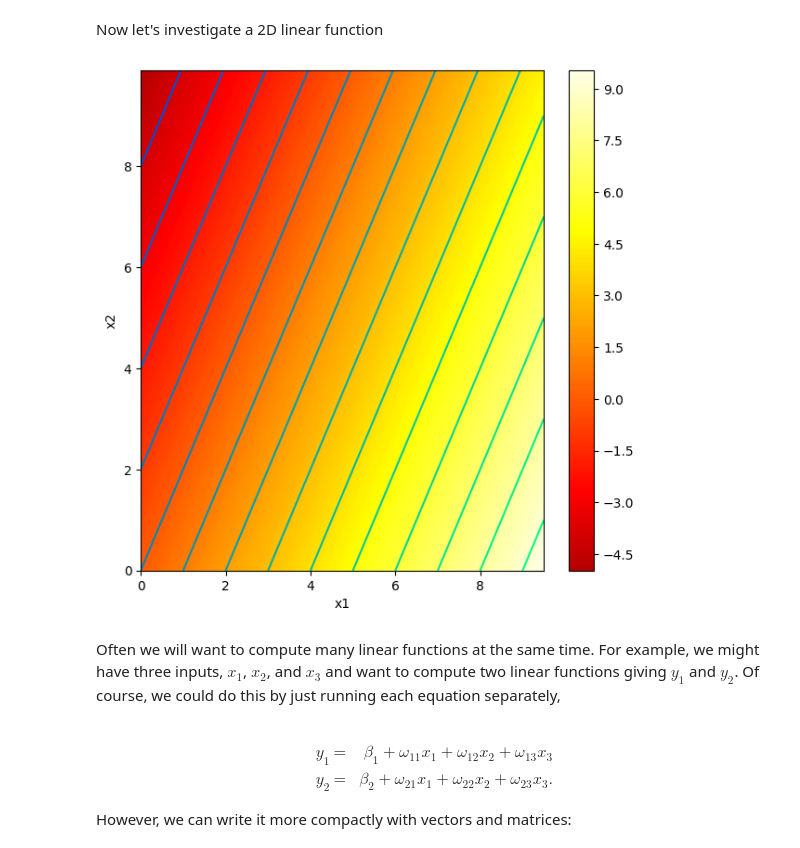
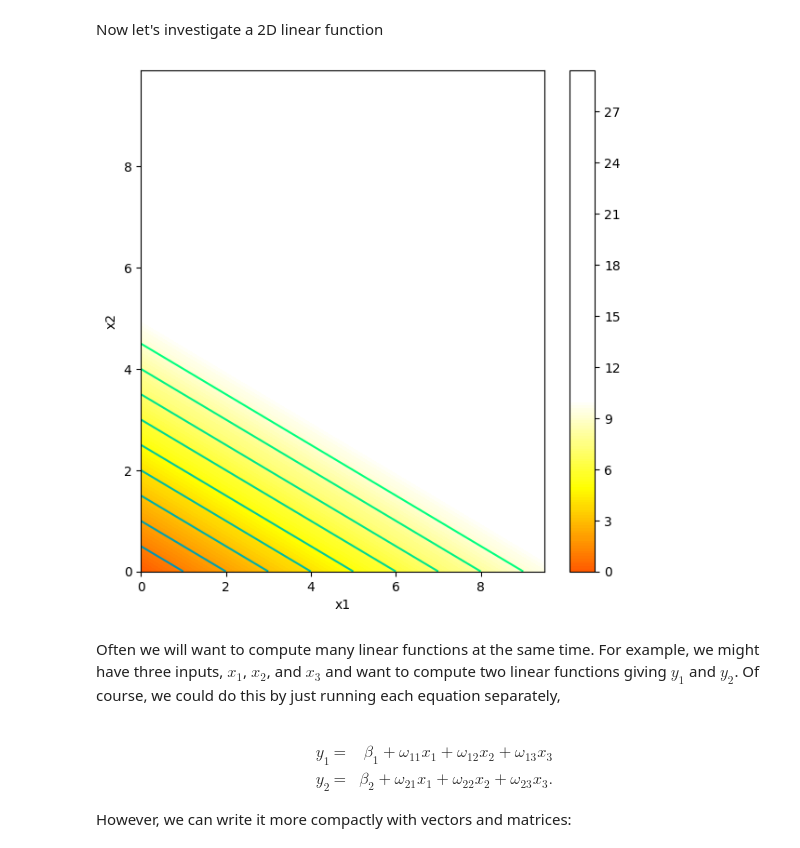
Before and after one commit to ian-fl-liew/5m-data-2.1-intro-big-data-eng, a Jupyter notebook: Notebooks/Chap01/1_1_BackgroundMathematics.ipynb, the cells around one changed output. Drawn from its saved outputs; the diff is of its cells as text; code cells hidden in the pictures.

```diff
--- a/Notebooks/Chap01/1_1_BackgroundMathematics.ipynb
+++ b/Notebooks/Chap01/1_1_BackgroundMathematics.ipynb
@@ -75,35 +75,35 @@ def linear_function_2D(x1,x2,beta,omega1,omega2):
 # %%
 # Plot the 2D function
 
 # Make 2D array of x and y points
 x1 = np.arange(0.0, 10.0, 0.5)
 x2 = np.arange(0.0, 10.0, 0.1)
 x1,x2 = np.meshgrid(x1,x2)  # https://www.geeksforgeeks.org/numpy-meshgrid-function/
 
 # Compute the 2D function for given values of omega1, omega2
-beta = 0.0; omega1 = 1; omega2 = 5
+beta = 0.0; omega1 = 1; omega2 = -0.5
 y  = linear_function_2D(x1,x2,beta, omega1, omega2)
 
 # Draw the function.
 # Color represents y value (brighter = higher value)
 # Black = -10 or less, White = +10 or more
 # 0 = mid orange
 # Lines are contours where value is equal
 draw_2D_function(x1,x2,y)
 
 # TODO
 # Predict what this plot will look like if you set omega_1 to zero
 # Change the code and see if you are right.
 
 # TODO
 # Predict what this plot will look like if you set omega_2 to zero
 # Change the code and see if you are right.
 
 # TODO
 # Predict what this plot will look like if you set beta to -5
 # Change the code and see if you are correct
 # %% [output]
-[figure, old version]
+[figure, new version]
 # %% [markdown]
 Often we will want to compute many linear functions at the same time.  For example, we might have three inputs, $x_1$, $x_2$, and $x_3$ and want to compute two linear functions giving $y_1$ and $y_2$. Of course, we could do this by just running each equation separately,<br><br>
 
```
